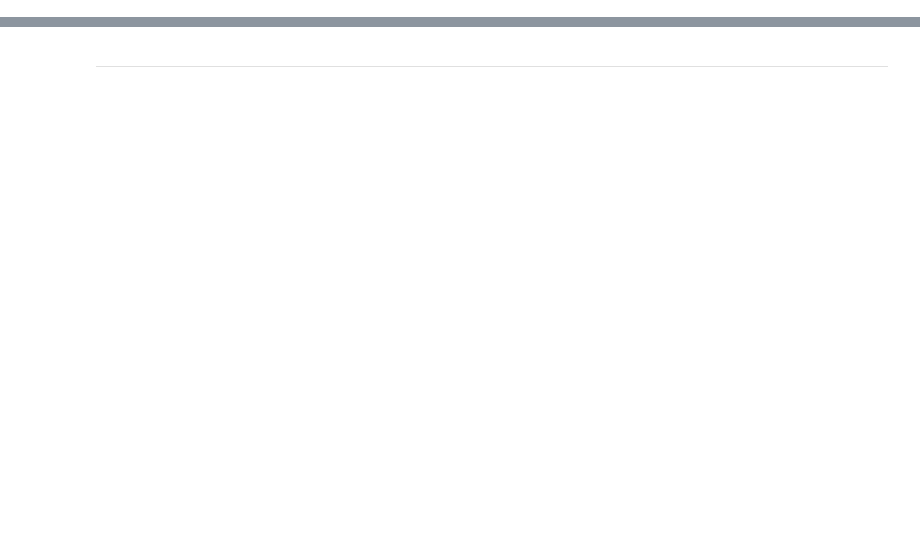
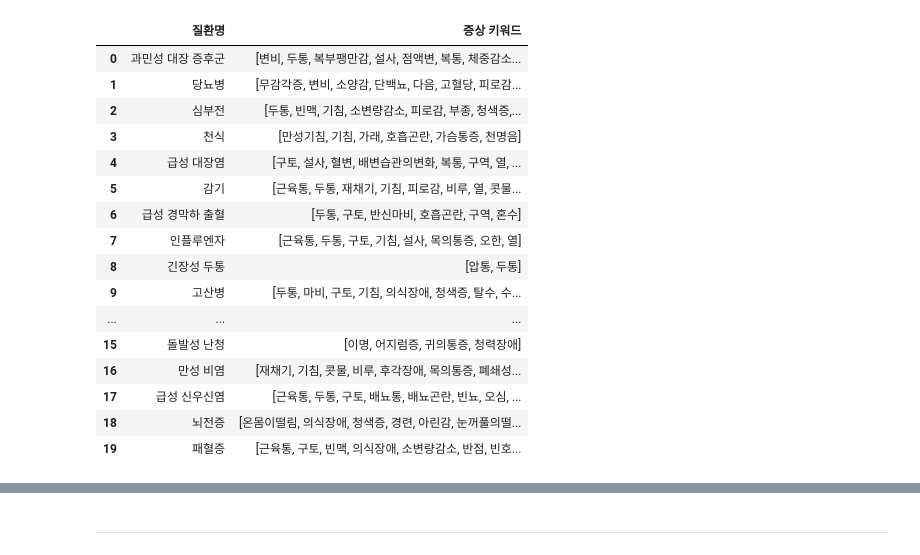
Before and after one commit to chaewon215/DiagnosisAssistant, a Jupyter notebook: ARM.ipynb, the cells around one changed output, grey strips where cells are left out. Drawn from its saved outputs; the diff is of its cells as text; code cells hidden in the pictures; blank space fills up the shorter version.

```diff
--- a/ARM.ipynb
+++ b/ARM.ipynb
@@ -13,3 +13,23 @@ df.head(3)
+# %%
+df[["질환명", "증상 키워드"]]
+# %% [output]
+|  | 질환명 | 증상 키워드 |
+| 0 | 과민성 대장 증후군 | [변비, 두통, 복부팽만감, 설사, 점액변, 복통, 체중감소... |
+| 1 | 당뇨병 | [무감각증, 변비, 소양감, 단백뇨, 다음, 고혈당, 피로감... |
+| 2 | 심부전 | [두통, 빈맥, 기침, 소변량감소, 피로감, 부종, 청색증,... |
+| 3 | 천식 | [만성기침, 기침, 가래, 호흡곤란, 가슴통증, 천명음] |
+| 4 | 급성 대장염 | [구토, 설사, 혈변, 배변습관의변화, 복통, 구역, 열, ... |
+| 5 | 감기 | [근육통, 두통, 재채기, 기침, 피로감, 비루, 열, 콧물... |
+| 6 | 급성 경막하 출혈 | [두통, 구토, 반신마비, 호흡곤란, 구역, 혼수] |
+| 7 | 인플루엔자 | [근육통, 두통, 구토, 기침, 설사, 목의통증, 오한, 열] |
+| 8 | 긴장성 두통 | [압통, 두통] |
+| 9 | 고산병 | [두통, 마비, 구토, 기침, 의식장애, 청색증, 탈수, 수... |
+| ... | ... | ... |
+| 15 | 돌발성 난청 | [이명, 어지럼증, 귀의통증, 청력장애] |
+| 16 | 만성 비염 | [재채기, 기침, 콧물, 비루, 후각장애, 목의통증, 폐쇄성... |
+| 17 | 급성 신우신염 | [근육통, 두통, 구토, 배뇨통, 배뇨곤란, 빈뇨, 오심, ... |
+| 18 | 뇌전증 | [온몸이떨림, 의식장애, 청색증, 경련, 아린감, 눈꺼풀의떨... |
+| 19 | 패혈증 | [근육통, 구토, 빈맥, 의식장애, 소변량감소, 반점, 빈호... |
 # %%
 for i in range(len(df)):
     df.at[i, '증상 키워드'] = df['증상 키워드'][i].replace("[", "").replace("]", "").replace(" ", "").replace("'", "").split(',')
```
Also changed, not shown: parts of 15 cells of this notebook.
